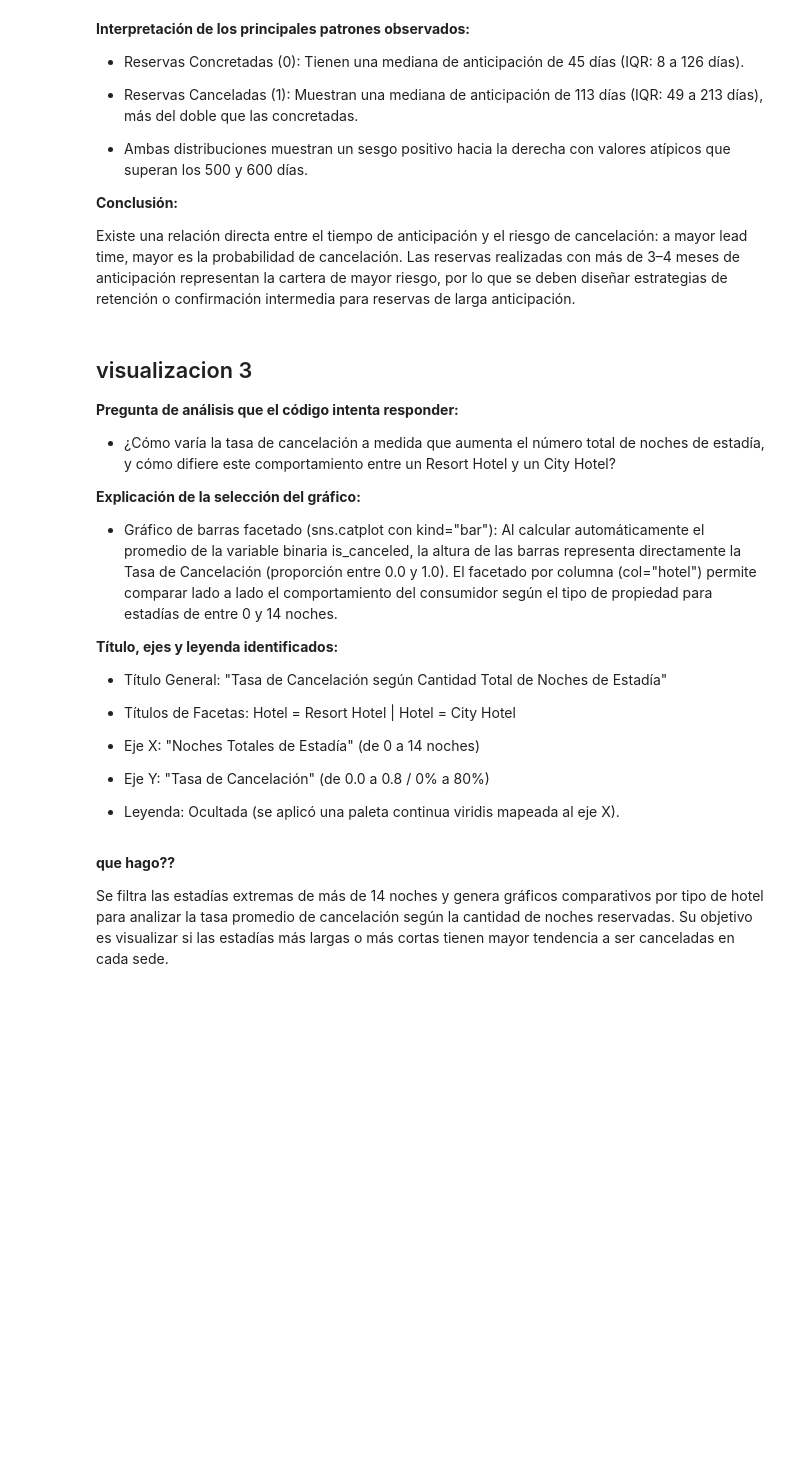
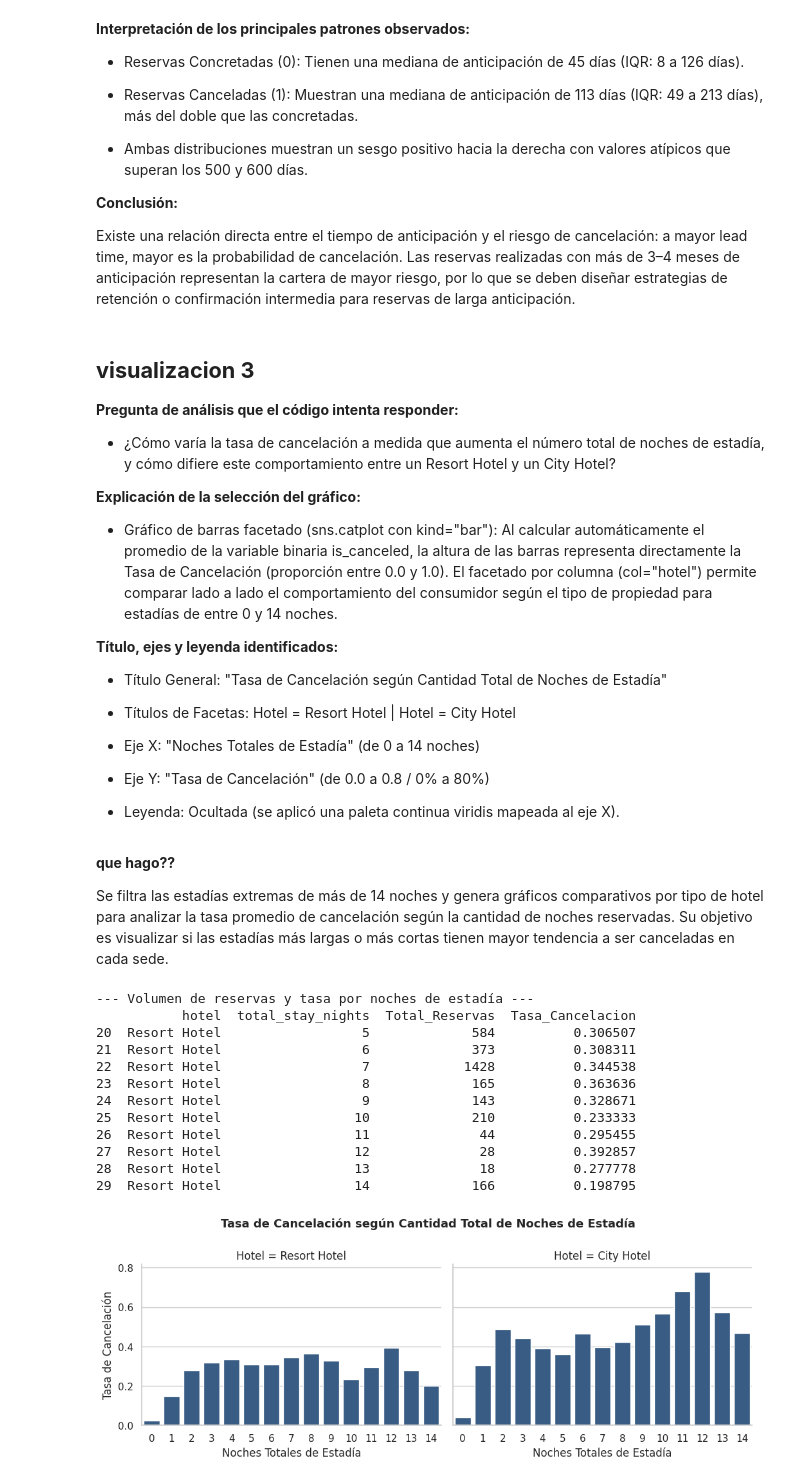
Before and after one commit to manfredialdo/iad-tpi01, a Jupyter notebook: Manfredi_Aldo_Comision10_Entrega3.ipynb, the cells around one changed output. Saved outputs shown, nothing was run; the diff lists cells and outputs as text; code cells hidden in the pictures; blank space fills up the shorter version.

Commit message:
para entregar001

```diff
--- a/Manfredi_Aldo_Comision10_Entrega3.ipynb
+++ b/Manfredi_Aldo_Comision10_Entrega3.ipynb
@@ -300,7 +309,7 @@ plt.show()
 
 Existe una relación directa entre el tiempo de anticipación y el riesgo de cancelación: a mayor lead time, mayor es la probabilidad de cancelación. Las reservas realizadas con más de 3–4 meses de anticipación representan la cartera de mayor riesgo, por lo que se deben diseñar estrategias de retención o confirmación intermedia para reservas de larga anticipación.
 # %% [markdown]
-## visualizacion 3
+## **visualizacion 3**
 
 **Pregunta de análisis que el código intenta responder:**
 
@@ -330,34 +339,55 @@ Se filtra las estadías extremas de más de 14 noches y genera gráficos compara
 # %%
 # ==========================================
 # VISUALIZACIÓN 3: Duración de Estadía vs. Cancelación (Facetado)
 # ==========================================
-# Filtrar estadías de hasta 14 noches para eliminar outliers extremos
-# Transforma la variable binaria is_canceled (0 y 1) calculando su media aritmética por grupo.
 
+# 1. Filtrar estadías de hasta 14 noches para eliminar outliers extremos
 df_estadias = df_prep[df_prep["total_stay_nights"] <= 14].copy()
 
+# 2. Validación de volumen por grupo (para evitar falsas conclusiones por muestras pequeñas)
+conteo_estadias = (
+    df_estadias.groupby(["hotel", "total_stay_nights"])["is_canceled"]
+    .agg(Total_Reservas="count", Tasa_Cancelacion="mean")
+    .reset_index()
+)
+print("--- Volumen de reservas y tasa por noches de estadía ---")
+print(conteo_estadias.tail(10))  # Muestra el comportamiento en estadías largas
+
+# 3. Renderizado del gráfico de barras facetado
 g = sns.catplot(
     data=df_estadias,
     x="total_stay_nights",
     y="is_canceled",
     col="hotel",
     kind="bar",
-    hue="total_stay_nights",
-    legend=False,
+    color="#2b5c8f",
+    errorbar=None,
     height=4,
     aspect=1.3,
-    palette="viridis",
-    errorbar=None,
 )
 
 g.fig.subplots_adjust(top=0.8)
 g.fig.suptitle(
     "Tasa de Cancelación según Cantidad Total de Noches de Estadía",
     fontsize=13,
     fontweight="bold",
 )
 
 g.set_axis_labels("Noches Totales de Estadía", "Tasa de Cancelación")
 g.set_titles(col_template="Hotel = {col_name}")
 
 plt.show()
+# %% [output]
+--- Volumen de reservas y tasa por noches de estadía ---
+           hotel  total_stay_nights  Total_Reservas  Tasa_Cancelacion
+20  Resort Hotel                  5             584          0.306507
+21  Resort Hotel                  6             373          0.308311
+22  Resort Hotel                  7            1428          0.344538
+23  Resort Hotel                  8             165          0.363636
+24  Resort Hotel                  9             143          0.328671
+25  Resort Hotel                 10             210          0.233333
+26  Resort Hotel                 11              44          0.295455
+27  Resort Hotel                 12              28          0.392857
+28  Resort Hotel                 13              18          0.277778
+29  Resort Hotel                 14             166          0.198795
+[figure, added]
```
Also changed, not shown: parts of 7 cells of this notebook.
